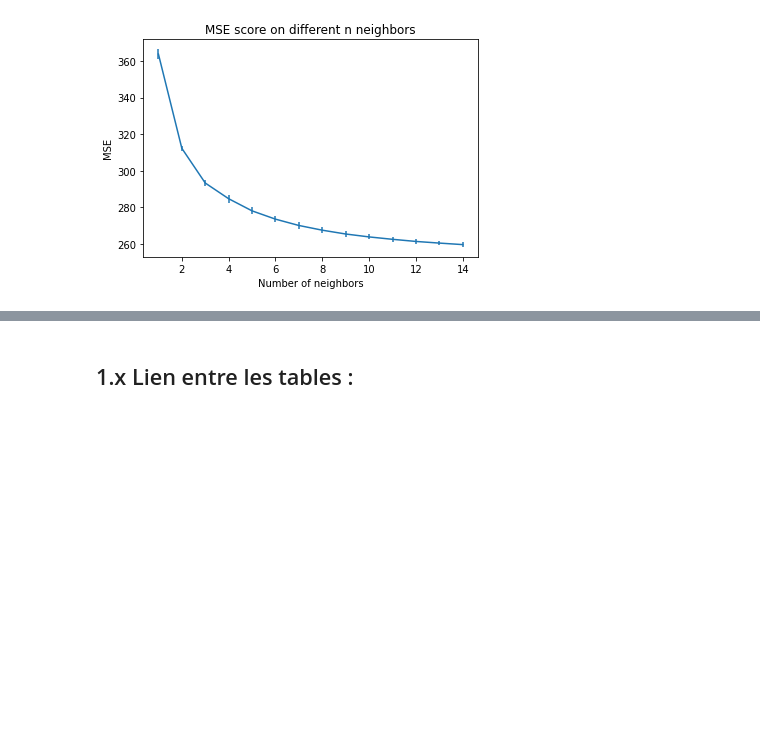
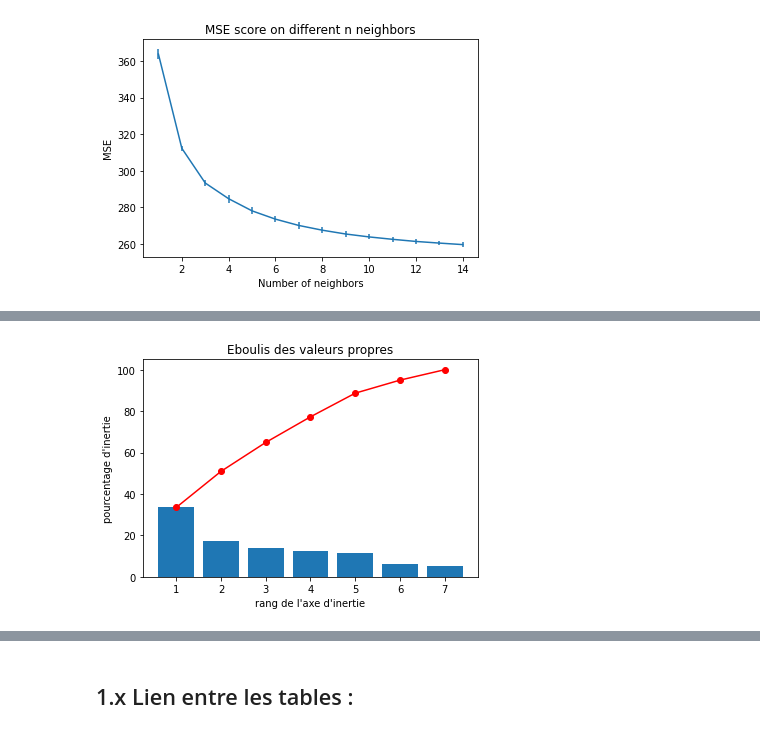
Before and after one commit to ClaireGayral/formation_openclassroom, a Jupyter notebook: P4_gayral_claire/analyse_exploratoire.ipynb, the cells around one changed output, grey strips where cells are left out. Saved outputs shown, nothing was run; the diff lists cells and outputs as text; code cells hidden in the pictures; blank space fills up the shorter version.

```diff
--- a/P4_gayral_claire/analyse_exploratoire.ipynb
+++ b/P4_gayral_claire/analyse_exploratoire.ipynb
@@ -751,0 +755,6 @@ Je commence par évaluer le nombre de cluster approprié par un kmeans.
+# %%
+my_pca = PCA(n_components=X_std2.shape[1])
+my_pca.fit(X_std2)
+display_scree_plot(my_pca)
+# %% [output]
+[figure, added]
```
Also changed, not shown: parts of 57 cells of this notebook, 1 other file.
